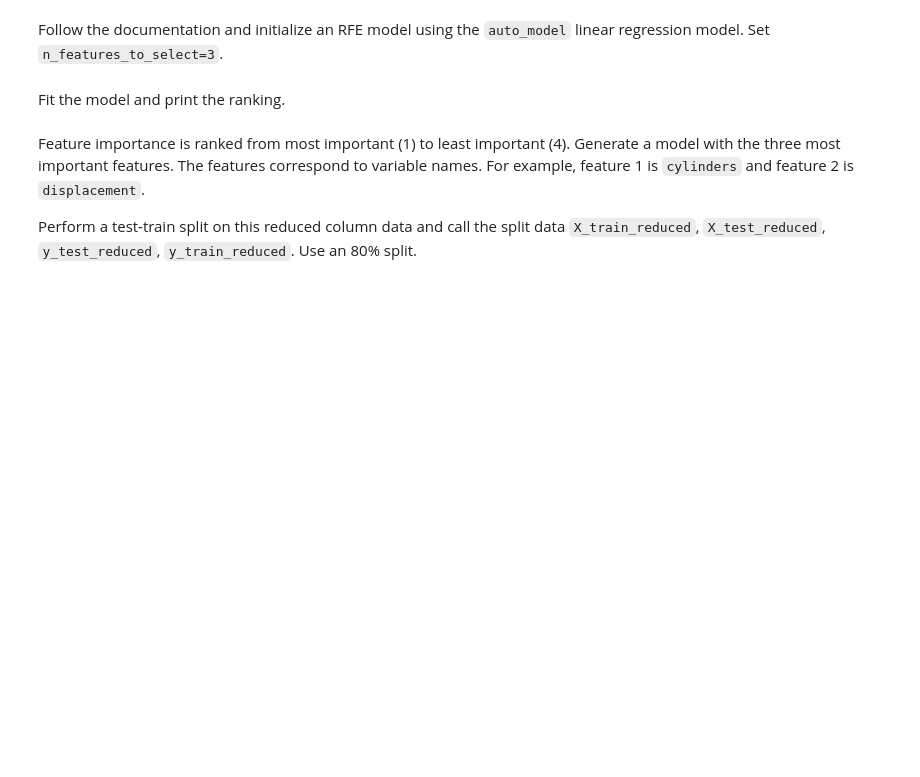
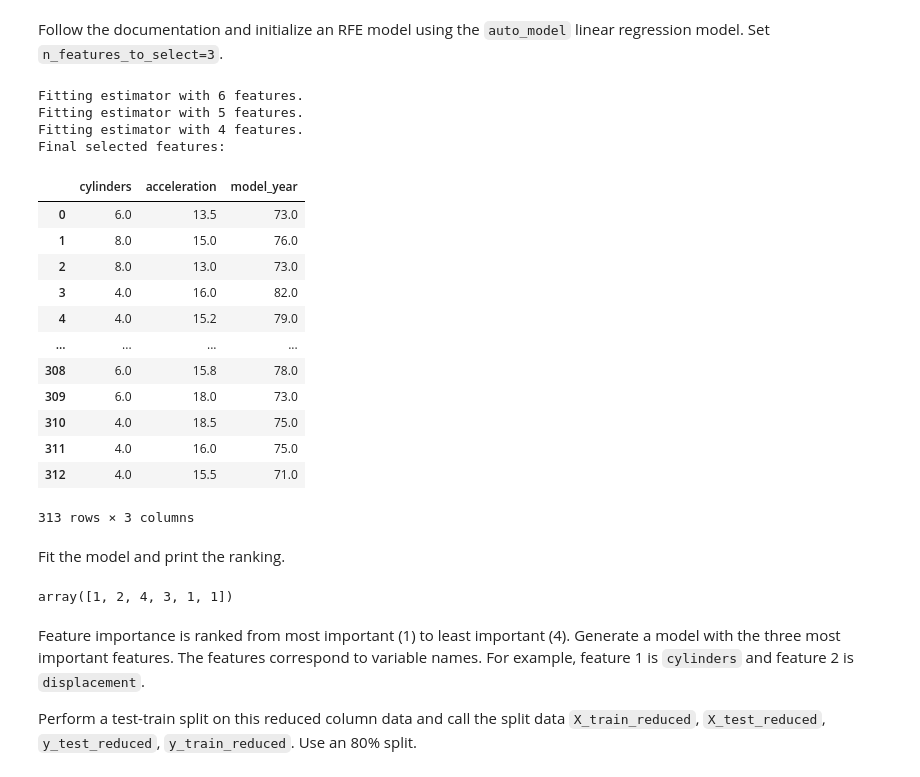
Before and after one commit to ta-data-remote/lab-supervised-learning-sklearn, a Jupyter notebook: your-code/main.ipynb, the cells around one changed output. Saved outputs shown, nothing was run; the diff lists cells and outputs as text; code cells hidden in the pictures; blank space fills up the shorter version.

```diff
--- a/your-code/main.ipynb
+++ b/your-code/main.ipynb
@@ -178,3 +332,5 @@ Assign the predictor and response training data to `X_train` and `y_train` respe
+# %%
+X_train, X_test, y_train, y_test = train_test_split(X, y, train_size=0.8)
 # %% [markdown]
 Now we will processed and peform linear regression on this data to predict the mpg for each vehicle.
 
@@ -183,0 +338,4 @@ Now we will processed and peform linear regression on this data to predict the m
+# %%
+auto_model = LinearRegression()
+# %%
+auto_model.fit(X_train, y_train)
@@ -253,2 +440,35 @@ Follow the documentation and initialize an RFE model using the `auto_model` line
+# %%
+selector = RFE(auto_model, n_features_to_select = 3, step = 1, verbose = 1)
+selector.fit(X_train, y_train)
+
+kept_features = selector.get_support(indices=True)
+kept_features = list(X_train.iloc[:,kept_features].columns)
+
+X_train = selector.transform(X_train)
+X_test = selector.transform(X_test)
+
+X_train = pd.DataFrame(X_train, columns=kept_features)
+X_test = pd.DataFrame(X_test, columns=kept_features)
+
+print('Final selected features:')
+display(X_train)
+# %% [output]
+Fitting estimator with 6 features.
+Fitting estimator with 5 features.
+Fitting estimator with 4 features.
+Final selected features:
+|  | cylinders | acceleration | model_year |
+| 0 | 6.0 | 13.5 | 73.0 |
+| 1 | 8.0 | 15.0 | 76.0 |
+| 2 | 8.0 | 13.0 | 73.0 |
+| 3 | 4.0 | 16.0 | 82.0 |
+| 4 | 4.0 | 15.2 | 79.0 |
+| ... | ... | ... | ... |
+| 308 | 6.0 | 15.8 | 78.0 |
+| 309 | 6.0 | 18.0 | 73.0 |
+| 310 | 4.0 | 18.5 | 75.0 |
+| 311 | 4.0 | 16.0 | 75.0 |
+| 312 | 4.0 | 15.5 | 71.0 |
+313 rows × 3 columns
 # %% [markdown]
 Fit the model and print the ranking.
@@ -257,3 +475,7 @@ Fit the model and print the ranking.
+# %%
+selector.ranking_
+# %% [output]
+array([1, 2, 4, 3, 1, 1])
 # %% [markdown]
 Feature importance is ranked from most important (1) to least important (4). Generate a model with the three most important features. The features correspond to variable names. For example, feature 1 is `cylinders` and feature 2 is `displacement`.
 
```
Also changed, not shown: parts of 90 cells of this notebook.
